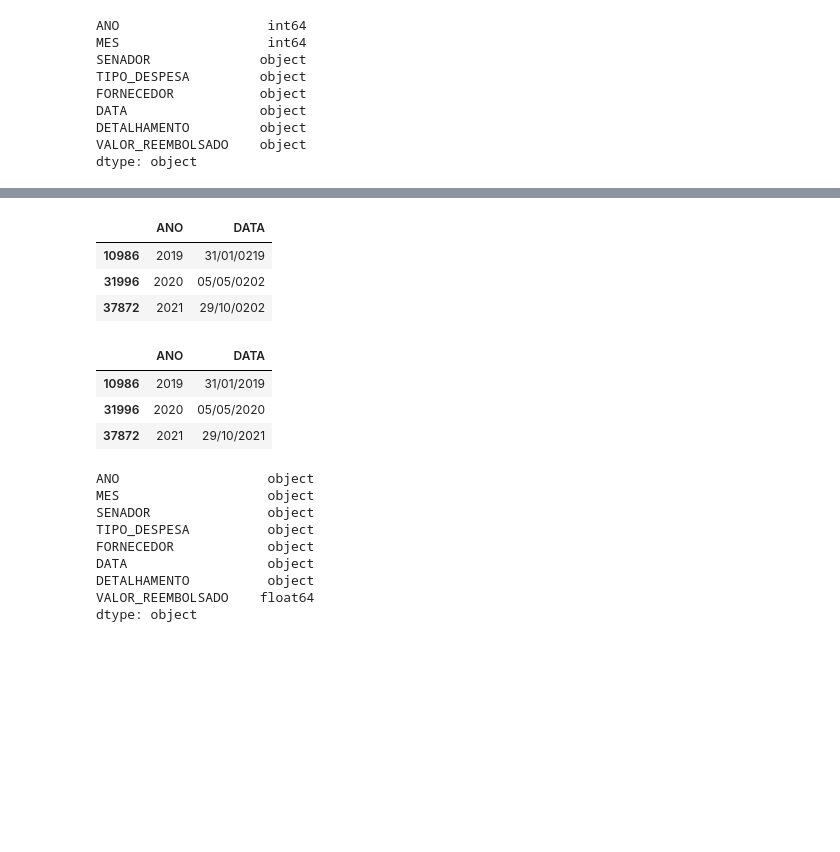
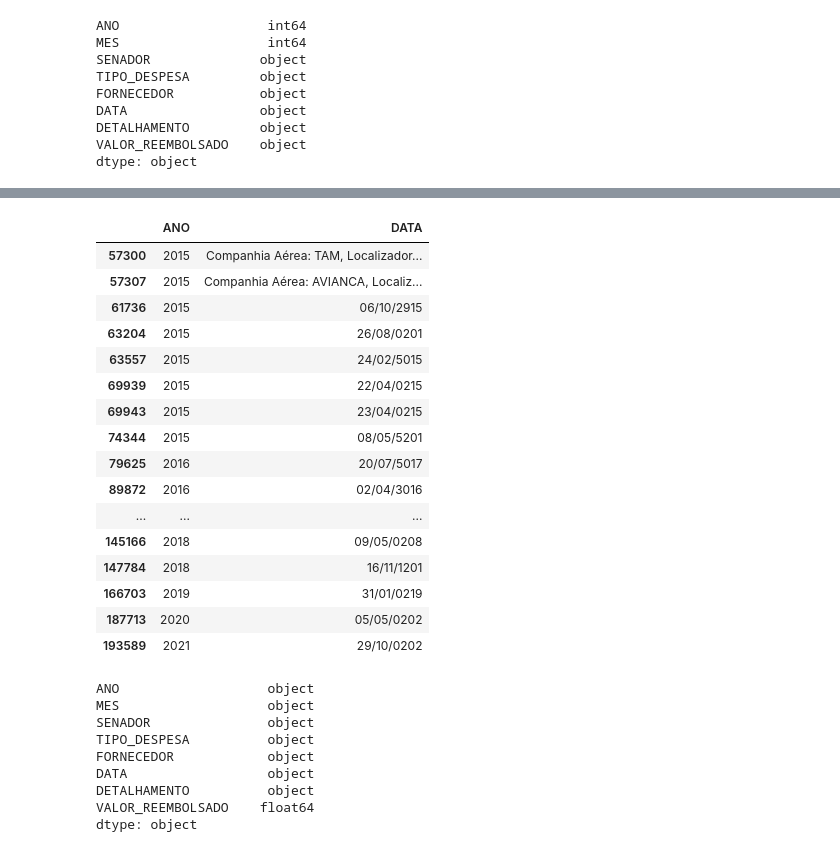
Before and after one commit to Bracchiara/7_days_of_code_alura, a Jupyter notebook: desafio_02_data_science/notebook/dia_1_data_wrangling.ipynb, the cells around one changed output, grey strips where cells are left out. Saved outputs shown, nothing was run; the diff lists cells and outputs as text; code cells hidden in the pictures; blank space fills up the shorter version.

```diff
--- a/desafio_02_data_science/notebook/dia_1_data_wrangling.ipynb
+++ b/desafio_02_data_science/notebook/dia_1_data_wrangling.ipynb
@@ -4,7 +4,7 @@ from pathlib import Path
 # %%
 data_dir = Path.cwd().parent / "data"
 # %%
-arquivos = [f"despesa_ceaps_{ano}.csv" for ano in range(2019, 2023)]
+arquivos = [f"despesa_ceaps_{ano}.csv" for ano in range(2013, 2023)]
 
 despesa_ceaps = pd.concat([pd.read_csv(data_dir / arquivo, sep=";", encoding="latin1", skiprows=1)
                             for arquivo in arquivos],
@@ -42,11 +47,28 @@ dtype: object
+# %%
+despesa_ceaps.loc[23049, 'VALOR_REEMBOLSADO'] = '1675.55'
 # %%
 despesa_ceaps['VALOR_REEMBOLSADO'] = despesa_ceaps['VALOR_REEMBOLSADO'].str.replace('.', '', regex=False).str.replace(',', '.', regex=False).astype(float)
 # %%
 despesa_ceaps[['ANO', 'MES']] = despesa_ceaps[['ANO', 'MES']].astype(str)
 # %%
-despesa_ceaps.loc[[10986, 31996, 37872], ['ANO','DATA']]
+despesa_ceaps.loc[[57300, 57307, 61736, 63204, 63557, 69939, 69943, 74344,
+                    79625, 89872, 91052, 91167, 95412, 110815, 119949, 120180,
+                    122729, 130647, 145166, 147784, 166703, 187713, 193589], ['ANO','DATA']]
 # %% [output]
 |  | ANO | DATA |
-| 10986 | 2019 | 31/01/0219 |
-| 31996 | 2020 | 05/05/0202 |
-| 37872 | 2021 | 29/10/0202 |
+| 57300 | 2015 | Companhia Aérea: TAM, Localizador... |
+| 57307 | 2015 | Companhia Aérea: AVIANCA, Localiz... |
+| 61736 | 2015 | 06/10/2915 |
+| 63204 | 2015 | 26/08/0201 |
+| 63557 | 2015 | 24/02/5015 |
+| 69939 | 2015 | 22/04/0215 |
+| 69943 | 2015 | 23/04/0215 |
+| 74344 | 2015 | 08/05/5201 |
+| 79625 | 2016 | 20/07/5017 |
+| 89872 | 2016 | 02/04/3016 |
+| ... | ... | ... |
+| 145166 | 2018 | 09/05/0208 |
+| 147784 | 2018 | 16/11/1201 |
+| 166703 | 2019 | 31/01/0219 |
+| 187713 | 2020 | 05/05/0202 |
+| 193589 | 2021 | 29/10/0202 |
@@ -57,7 +74,0 @@ despesa_ceaps.loc[37872, 'DATA'] = '29/10/2021'
-# %%
-despesa_ceaps.loc[[10986, 31996, 37872], ['ANO','DATA']]
-# %% [output]
-|  | ANO | DATA |
-| 10986 | 2019 | 31/01/2019 |
-| 31996 | 2020 | 05/05/2020 |
-| 37872 | 2021 | 29/10/2021 |
```
Also changed, not shown: parts of 10 cells of this notebook, 7 other files.
